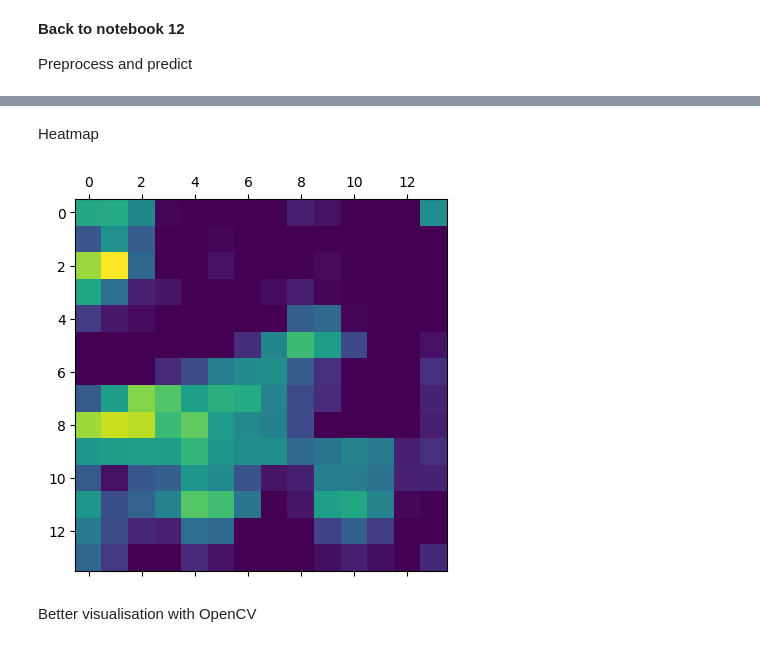
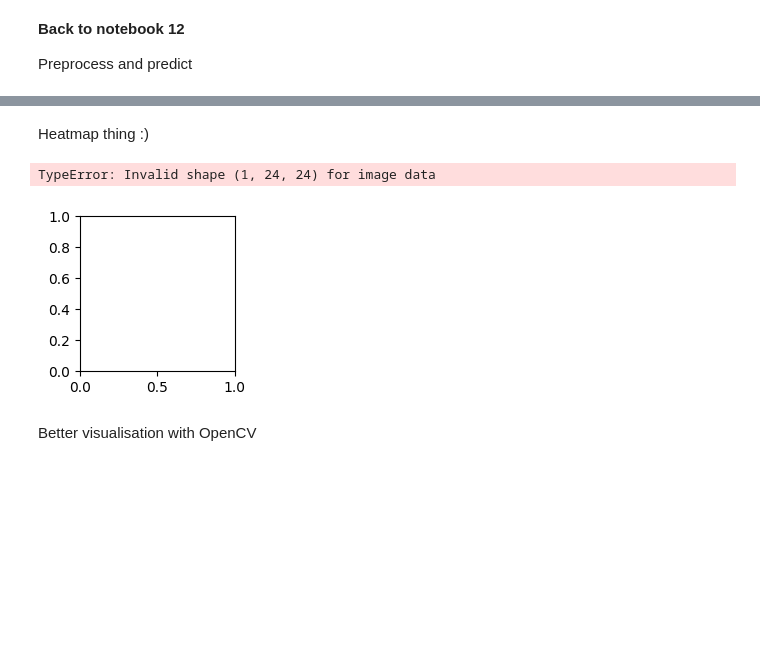
Before and after one commit to Emma-Marie/assignment4_Emma-Marie, a Jupyter notebook: src/image_seach.ipynb, the cells around one changed output, grey strips where cells are left out. Drawn from its saved outputs; the diff is of its cells as text; code cells hidden in the pictures; blank space fills up the shorter version.

```diff
--- a/src/image_seach.ipynb
+++ b/src/image_seach.ipynb
@@ -316,5 +307,3 @@ for img in df['img']:
-# %%
-y = df['encode_label']
 # %%
 # train-validation-test split
 from sklearn.model_selection import train_test_split
@@ -475,9 +524,9 @@ Downloading data from https://storage.googleapis.com/download.tensorflow.org/dat
 # %% [markdown]
-Heatmap
+Heatmap thing :)
 # %%
 with tf.GradientTape() as tape:
     # make sure the name here corresponds to the final conv layer in your network
-    last_conv_layer = model.get_layer('block5_conv3')
+    last_conv_layer = model.get_layer("block3_conv3")
 
     # First, we create a model that maps the input image to the activations
     # of the last conv layer as well as the output predictions
@@ -486,31 +535,56 @@ with tf.GradientTape() as tape:
 
     # Then, we compute the gradient of the top predicted class for our input image
     # with respect to the activations of the last conv layer
-    model_out, last_conv_layer = iterate(x)
-    class_out = model_out[:, np.argmax(model_out[0])]
+    model_out, last_conv_layer_out = iterate(image)
+    #model_out, last_conv_layer = iterate(image) #ROSS
+    #class_out = model_out[:, np.argmax(prediction_int)]
+    class_out = model_out[:, np.argmax(model_out[0])] #ROSS
 
     # This is the gradient of the output neuron of the last conv layer
-    grads = tape.gradient(class_out,
-                          last_conv_layer)
+    #grads = tape.gradient(class_out, last_conv_layer) #ROSS
+    grads = tape.gradient(class_out, last_conv_layer_out)
+
+
     # Vector of mean intensity of the gradient over a specific feature map channel
     pooled_grads = K.mean(grads,
-                          axis=(0, 1, 2))
+                          axis=(0, 1, 2)) #ROSS
+    #pooled_grads = tf.reduce_mean(grads, axis=(0, 1, 2))
+    #pooled_grads = tf.reduce_mean(tf.reshape(grads, (1, last_conv_layer.shape[1], last_conv_layer.shape[2], last_conv_layer.shape[3])), axis=(1, 2))
+
+    # We multiply each channel in the feature map array
+    # by "how important this channel is" with regard to the top predicted class
+    # then sum all the channels to obtain the heatmap class activation
+    heatmap = tf.reduce_mean(tf.multiply(pooled_grads, last_conv_layer_out),
+                            axis=-1)
+    #heatmap = tf.reshape(pooled_grads, (1, last_conv_layer_out.shape[1], last_conv_layer_out.shape[2]))
-# %%
-# We multiply each channel in the feature map array
-# by "how important this channel is" with regard to the top predicted class
-# then sum all the channels to obtain the heatmap class activation
-heatmap = tf.reduce_mean(tf.multiply(pooled_grads, last_conv_layer),
-                         axis=-1)
+# %%
+heatmap = np.maximum(heatmap, 0)
+heatmap /= np.max(heatmap)
+
+# Display the heatmap
+plt.matshow(heatmap)
+plt.show()
+# %% [output]
+TypeError: Invalid shape (1, 24, 24) for image data
+[figure, added]
 # %%
+# Normalize the heatmap
 heatmap = np.maximum(heatmap, 0)
 heatmap /= np.max(heatmap)
-heatmap = heatmap.reshape((14, 14)) # a very small vis, where everything is compressed down to 14x14 pixels.
-plt.matshow(heatmap)
-plt.show()
+#heatmap = heatmap.reshape((8,8))
+
+# Display the heatmap
+#plt.matshow(heatmap)
+#plt.show()
+
+#ROSS
+#heatmap = np.maximum(heatmap, 0)
+#heatmap /= np.max(heatmap)
+#heatmap = heatmap.reshape((14,14)) # a very small vis, where everything is compressed down to 14x14 pixels.
+#plt.matshow(heatmap)
+#plt.show()
 
 # The areas in yellow are the areas mostly used to predict the class of the image.
-# %% [output]
-[figure, removed]
 # %% [markdown]
 Better visualisation with OpenCV
 # %%
```
Also changed, not shown: parts of 28 cells of this notebook, 2 other files.
